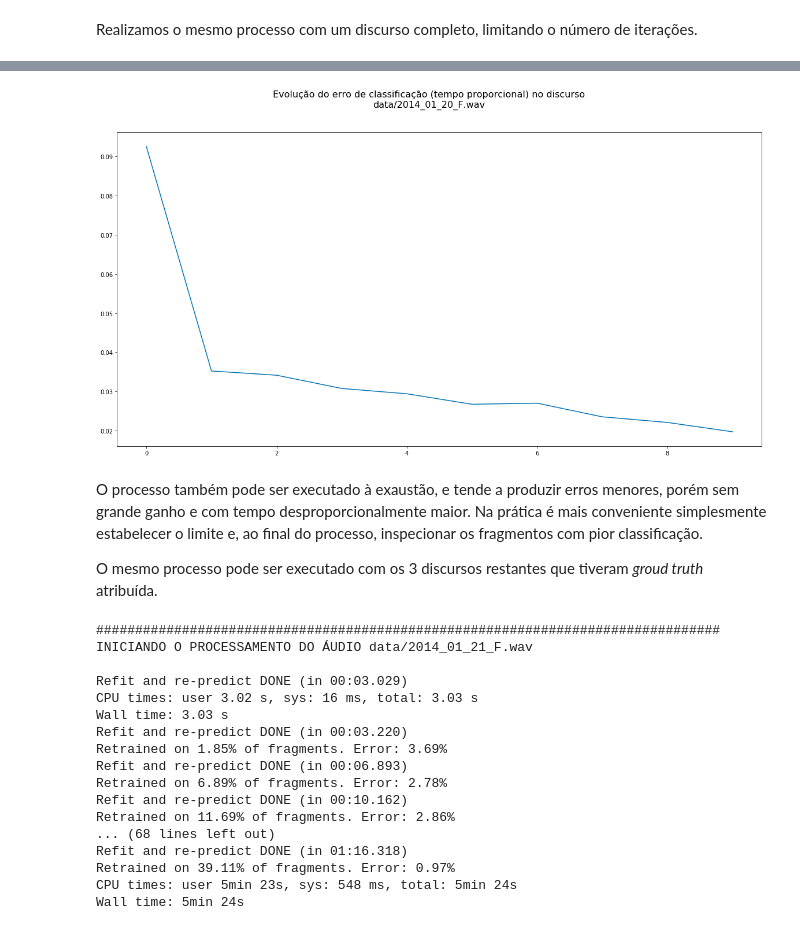
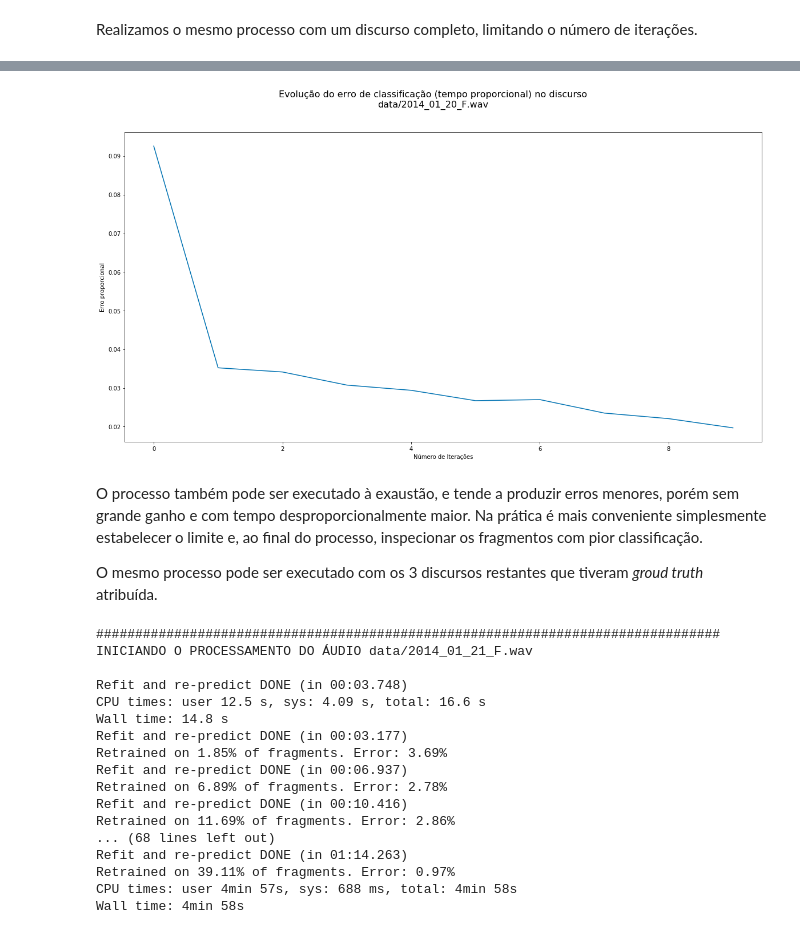
Before and after one commit to bigdatamatta/speechsplit, a Jupyter notebook: training.ipynb, the cells around one changed output, grey strips where cells are left out. Drawn from its saved outputs; the diff is of its cells as text; code cells hidden in the pictures.

```diff
--- a/training.ipynb
+++ b/training.ipynb
@@ -131,21 +131,22 @@ report_on_evolution_of_refit_from_best(evolution_first)
 # %%
 def plot_errors(evolution, audio):
     print
     fig = plt.figure()
     fig.suptitle(u'Evolução do erro de classificação (tempo proporcional) no discurso\n{}'.format(
         audio.filename), fontsize=16)
+    plt.gca().set(xlabel=u'Número de Iterações', ylabel=u'Erro proporcional')
     plt.plot([error_in_chunks(chunks)[-1] for _, __, chunks in evolution]);
 
 plot_errors(evolution_first, first_audio)
 # %% [output]
-[figure, old version]
+[figure, new version]
 # %% [markdown]
 O processo também pode ser executado à exaustão, e tende a produzir erros menores, porém sem grande ganho e com tempo desproporcionalmente maior.
 Na prática é mais conveniente simplesmente estabelecer o limite e, ao final do processo, inspecionar os fragmentos com pior classificação.
 
 O mesmo processo pode ser executado com os 3 discursos restantes que tiveram *groud truth* atribuída.
 # %%
-evolution_list = []
+evolution_list = [evolution_first]
 for audio in audios[1:]:
     print('#'*80)
     print(u'INICIANDO O PROCESSAMENTO DO ÁUDIO {}\n'.format(audio.filename))
@@ -156,20 +157,20 @@ for audio in audios[1:]:
 ################################################################################
 INICIANDO O PROCESSAMENTO DO ÁUDIO data/2014_01_21_F.wav
 
-Refit and re-predict DONE (in 00:03.029)
-CPU times: user 3.02 s, sys: 16 ms, total: 3.03 s
-Wall time: 3.03 s
-Refit and re-predict DONE (in 00:03.220)
+Refit and re-predict DONE (in 00:03.748)
+CPU times: user 12.5 s, sys: 4.09 s, total: 16.6 s
+Wall time: 14.8 s
+Refit and re-predict DONE (in 00:03.177)
 Retrained on 1.85% of fragments. Error: 3.69%
-Refit and re-predict DONE (in 00:06.893)
+Refit and re-predict DONE (in 00:06.937)
 Retrained on 6.89% of fragments. Error: 2.78%
-Refit and re-predict DONE (in 00:10.162)
+Refit and re-predict DONE (in 00:10.416)
 Retrained on 11.69% of fragments. Error: 2.86%
 ... (68 lines left out)
-Refit and re-predict DONE (in 01:16.318)
+Refit and re-predict DONE (in 01:14.263)
 Retrained on 39.11% of fragments. Error: 0.97%
-CPU times: user 5min 23s, sys: 548 ms, total: 5min 24s
-Wall time: 5min 24s
+CPU times: user 4min 57s, sys: 688 ms, total: 4min 58s
+Wall time: 4min 58s
 # %%
 def show_report(index):
     plot_errors(evolution_list[index], audios[index])
```
Also changed, not shown: parts of 11 cells of this notebook.
